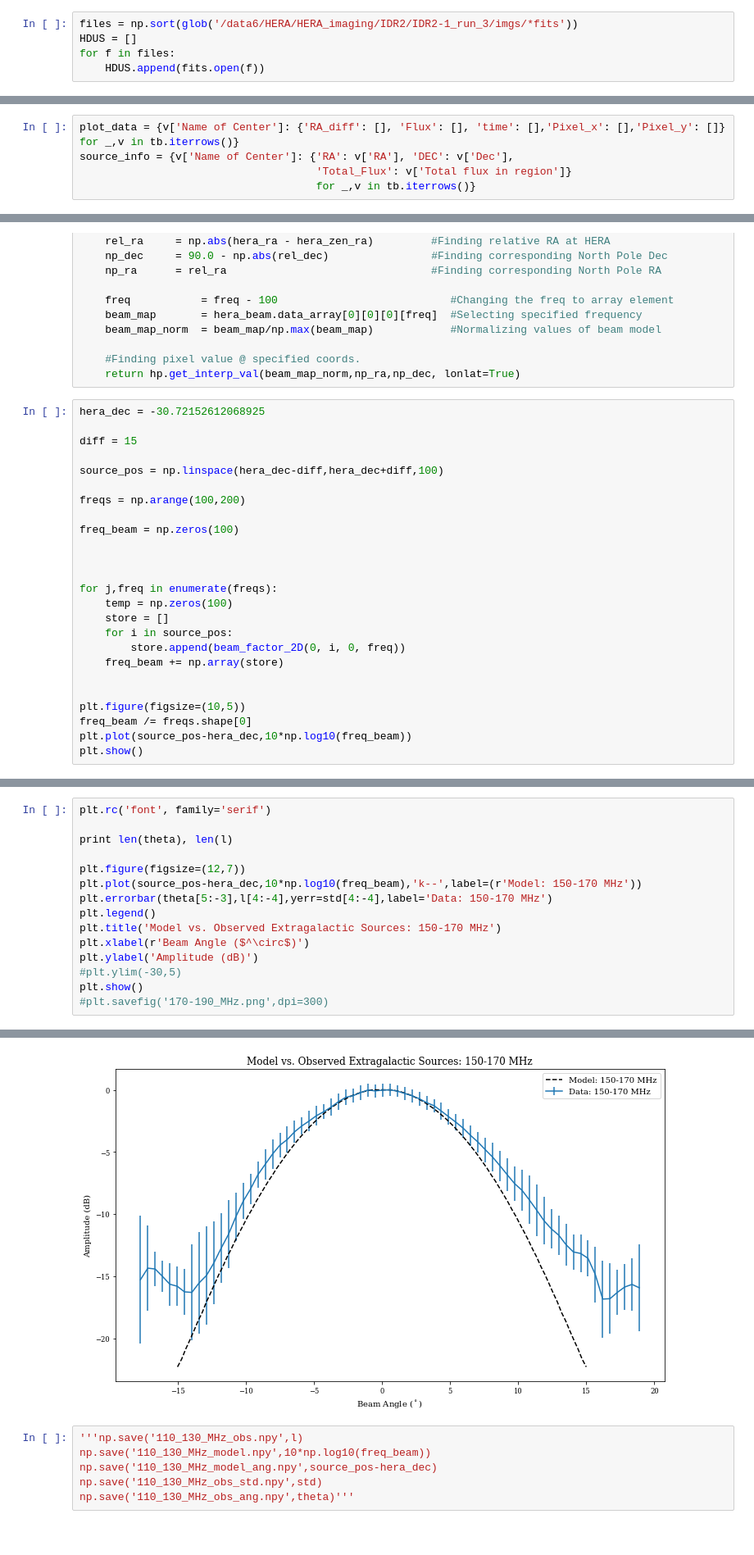
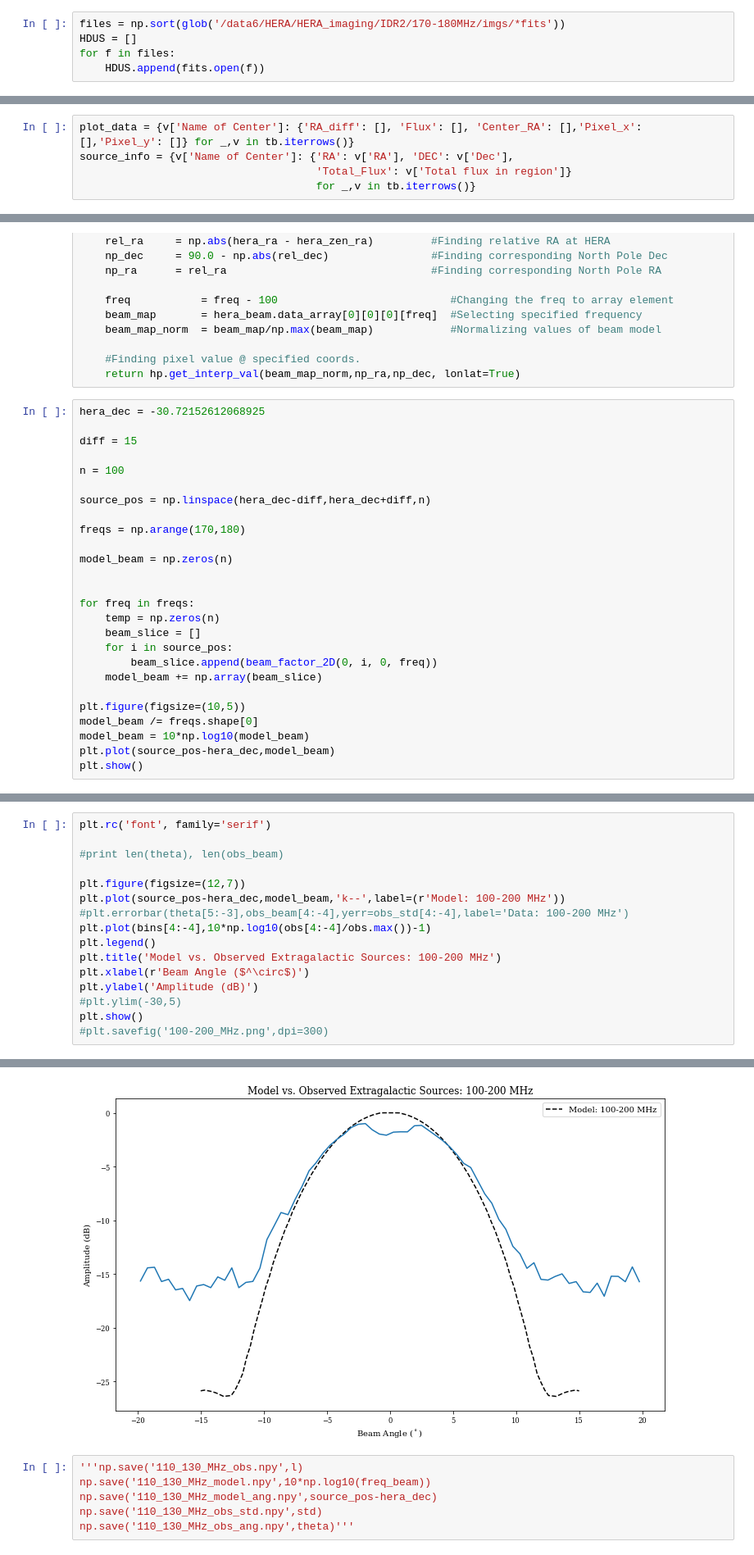
Before and after one commit to dannyjacobs/asu_hera, a Jupyter notebook: beam_mapping/Beam_Mapping_Multiple_Sources.ipynb, the cells around one changed output, grey strips where cells are left out. Shown at 82% size. Cells and saved outputs as stored; diff of their text form.

```diff
--- a/beam_mapping/Beam_Mapping_Multiple_Sources.ipynb
+++ b/beam_mapping/Beam_Mapping_Multiple_Sources.ipynb
@@ -19,7 +22,7 @@ plt.rc('ytick', labelsize='small')
 # %% [markdown]
 Now, we need to pull in the data from the images that we've already generated. To do this, the glob package is used to search for all of the fits files we need to do the mapping. For now, we'll look at sources that we imaged in the 110-120 MHz range. Once glob collects the files, they are sorted, opened, and added to a list for later use
 # %%
-files = np.sort(glob('/data6/HERA/HERA_imaging/IDR2/IDR2-1_run_3/imgs/*fits'))
+files = np.sort(glob('/data6/HERA/HERA_imaging/IDR2/170-180MHz/imgs/*fits'))
 HDUS = []
 for f in files:
     HDUS.append(fits.open(f))
@@ -47,7 +50,7 @@ Number of regions found: 8
 6  TGSSADR J073819.7-302505  114.582474 -30.418230          14347.499702
 7  TGSSADR J082126.4-301105  125.360031 -30.184980          20358.700781
 # %%
-plot_data = {v['Name of Center']: {'RA_diff': [], 'Flux': [], 'time': [],'Pixel_x': [],'Pixel_y': []} for _,v in tb.iterrows()}
+plot_data = {v['Name of Center']: {'RA_diff': [], 'Flux': [], 'Center_RA': [],'Pixel_x': [],'Pixel_y': []} for _,v in tb.iterrows()}
 source_info = {v['Name of Center']: {'RA': v['RA'], 'DEC': v['Dec'],
                                      'Total_Flux': v['Total flux in region']}
                                      for _,v in tb.iterrows()}
@@ -291,24 +333,25 @@ hera_dec = -30.72152612068925
 
 diff = 15
 
-source_pos = np.linspace(hera_dec-diff,hera_dec+diff,100)
+n = 100
 
-freqs = np.arange(100,200)
+source_pos = np.linspace(hera_dec-diff,hera_dec+diff,n)
 
-freq_beam = np.zeros(100)
+freqs = np.arange(170,180)
+
+model_beam = np.zeros(n)
 
 
-
-for j,freq in enumerate(freqs):
-    temp = np.zeros(100)
-    store = []
+for freq in freqs:
+    temp = np.zeros(n)
+    beam_slice = []
     for i in source_pos:
-        store.append(beam_factor_2D(0, i, 0, freq))
-    freq_beam += np.array(store)
-
+        beam_slice.append(beam_factor_2D(0, i, 0, freq))
+    model_beam += np.array(beam_slice)
 
 plt.figure(figsize=(10,5))
-freq_beam /= freqs.shape[0]
-plt.plot(source_pos-hera_dec,10*np.log10(freq_beam))
+model_beam /= freqs.shape[0]
+model_beam = 10*np.log10(model_beam)
+plt.plot(source_pos-hera_dec,model_beam)
 plt.show()
 # %% [output]
@@ -316,16 +359,17 @@ plt.show()
 # %%
 plt.rc('font', family='serif')
 
-print len(theta), len(l)
+#print len(theta), len(obs_beam)
 
 plt.figure(figsize=(12,7))
-plt.plot(source_pos-hera_dec,10*np.log10(freq_beam),'k--',label=(r'Model: 150-170 MHz'))
-plt.errorbar(theta[5:-3],l[4:-4],yerr=std[4:-4],label='Data: 150-170 MHz')
+plt.plot(source_pos-hera_dec,model_beam,'k--',label=(r'Model: 100-200 MHz'))
+#plt.errorbar(theta[5:-3],obs_beam[4:-4],yerr=obs_std[4:-4],label='Data: 100-200 MHz')
+plt.plot(bins[4:-4],10*np.log10(obs[4:-4]/obs.max())-1)
 plt.legend()
-plt.title('Model vs. Observed Extragalactic Sources: 150-170 MHz')
+plt.title('Model vs. Observed Extragalactic Sources: 100-200 MHz')
 plt.xlabel(r'Beam Angle ($^\circ$)')
 plt.ylabel('Amplitude (dB)')
 #plt.ylim(-30,5)
 plt.show()
-#plt.savefig('170-190_MHz.png',dpi=300)
+#plt.savefig('100-200_MHz.png',dpi=300)
 # %% [output]
@@ -333,4 +376,4 @@ plt.show()
-[figure, old version]
+[figure, new version]
 # %%
 '''np.save('110_130_MHz_obs.npy',l)
 np.save('110_130_MHz_model.npy',10*np.log10(freq_beam))
```
Also changed, not shown: parts of 23 cells of this notebook, 3 other files.
